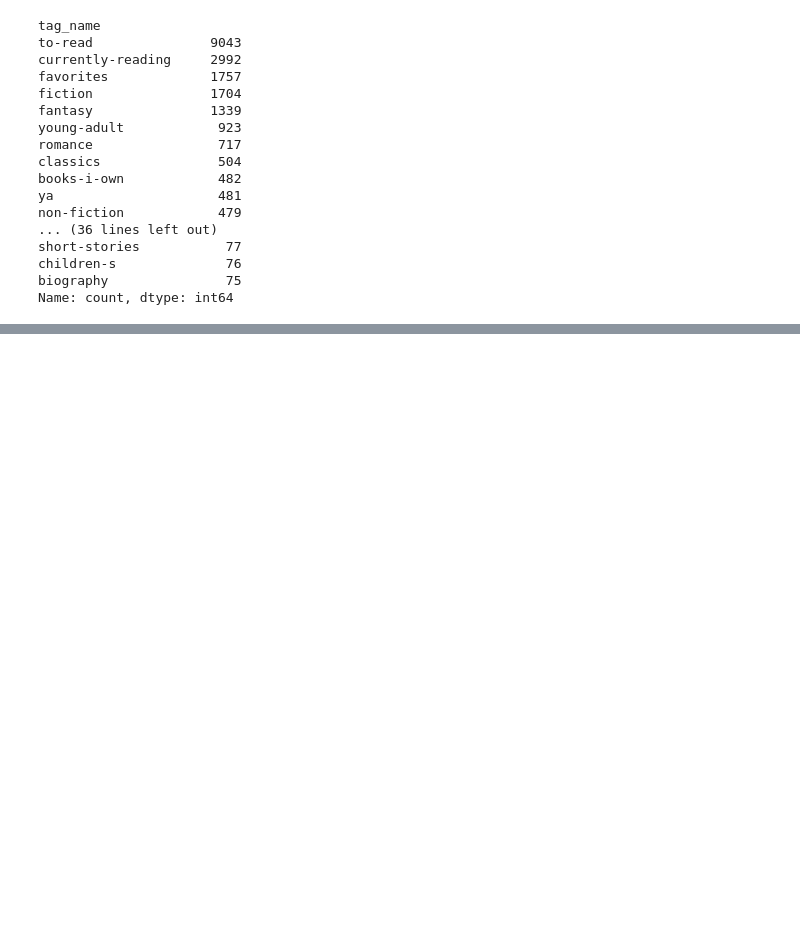
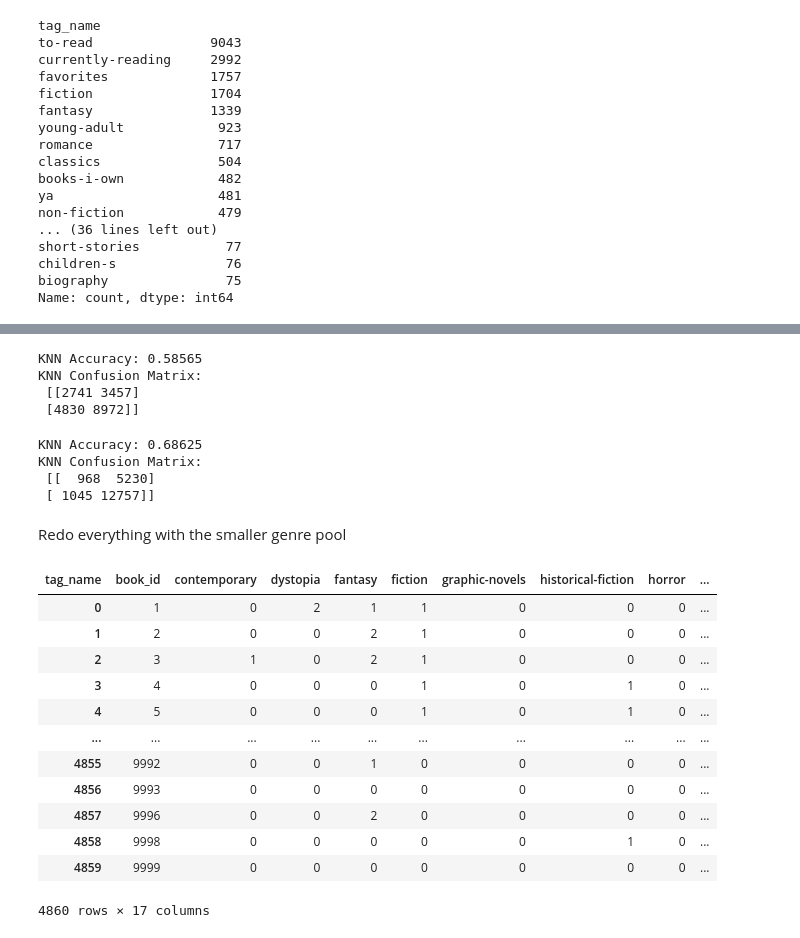
Before and after one commit to ItsNotGordon/reading-nook, a Jupyter notebook: notebook.ipynb, the cells around one changed output, grey strips where cells are left out. Saved outputs shown, nothing was run; the diff lists cells and outputs as text; code cells hidden in the pictures; blank space fills up the shorter version.

```diff
--- a/notebook.ipynb
+++ b/notebook.ipynb
@@ -342,0 +475,9 @@ rules
+# %%
+book_genres = pd.crosstab(
+    genre_tags['book_id'],
+    genre_tags['tag_name']
+)
+
+book_genres = book_genres.astype(int).reset_index()
+
+book_genres.head()
@@ -342,0 +545,11 @@ rules
+# %%
+knn_acc = accuracy_score(y_test, y_pred)
+print("KNN Accuracy:", knn_acc)
+
+confmat_knn = confusion_matrix(y_test, y_pred)
+print("KNN Confusion Matrix:\n", confmat_knn)
+# %% [output]
+KNN Accuracy: 0.58565
+KNN Confusion Matrix:
+ [[2741 3457]
+ [4830 8972]]
@@ -342,0 +574,38 @@ rules
+# %%
+knn2 = Pipeline([
+    ('scaler', StandardScaler()),
+    ('knn', KNeighborsClassifier(n_neighbors=23))
+])
+
+knn2.fit(X_train, y_train)
+
+final_pred = knn2.predict(X_test)
+
+knn_acc = accuracy_score(y_test, final_pred)
+print("KNN Accuracy:", knn_acc)
+
+confmat_knn = confusion_matrix(y_test, final_pred)
+print("KNN Confusion Matrix:\n", confmat_knn)
+# %% [output]
+KNN Accuracy: 0.68625
+KNN Confusion Matrix:
+ [[  968  5230]
+ [ 1045 12757]]
+# %% [markdown]
+Redo everything with the smaller genre pool
+# %%
+book_genres
+# %% [output]
+| tag_name | book_id | contemporary | dystopia | fantasy | fiction | graphic-novels | historical-fiction | horror | ... |
+| 0 | 1 | 0 | 2 | 1 | 1 | 0 | 0 | 0 | ... |
+| 1 | 2 | 0 | 0 | 2 | 1 | 0 | 0 | 0 | ... |
+| 2 | 3 | 1 | 0 | 2 | 1 | 0 | 0 | 0 | ... |
+| 3 | 4 | 0 | 0 | 0 | 1 | 0 | 1 | 0 | ... |
+| 4 | 5 | 0 | 0 | 0 | 1 | 0 | 1 | 0 | ... |
+| ... | ... | ... | ... | ... | ... | ... | ... | ... | ... |
+| 4855 | 9992 | 0 | 0 | 1 | 0 | 0 | 0 | 0 | ... |
+| 4856 | 9993 | 0 | 0 | 0 | 0 | 0 | 0 | 0 | ... |
+| 4857 | 9996 | 0 | 0 | 2 | 0 | 0 | 0 | 0 | ... |
+| 4858 | 9998 | 0 | 0 | 0 | 0 | 0 | 1 | 0 | ... |
+| 4859 | 9999 | 0 | 0 | 0 | 0 | 0 | 0 | 0 | ... |
+4860 rows × 17 columns
```
Also changed, not shown: parts of 52 cells of this notebook, 1 other file.
